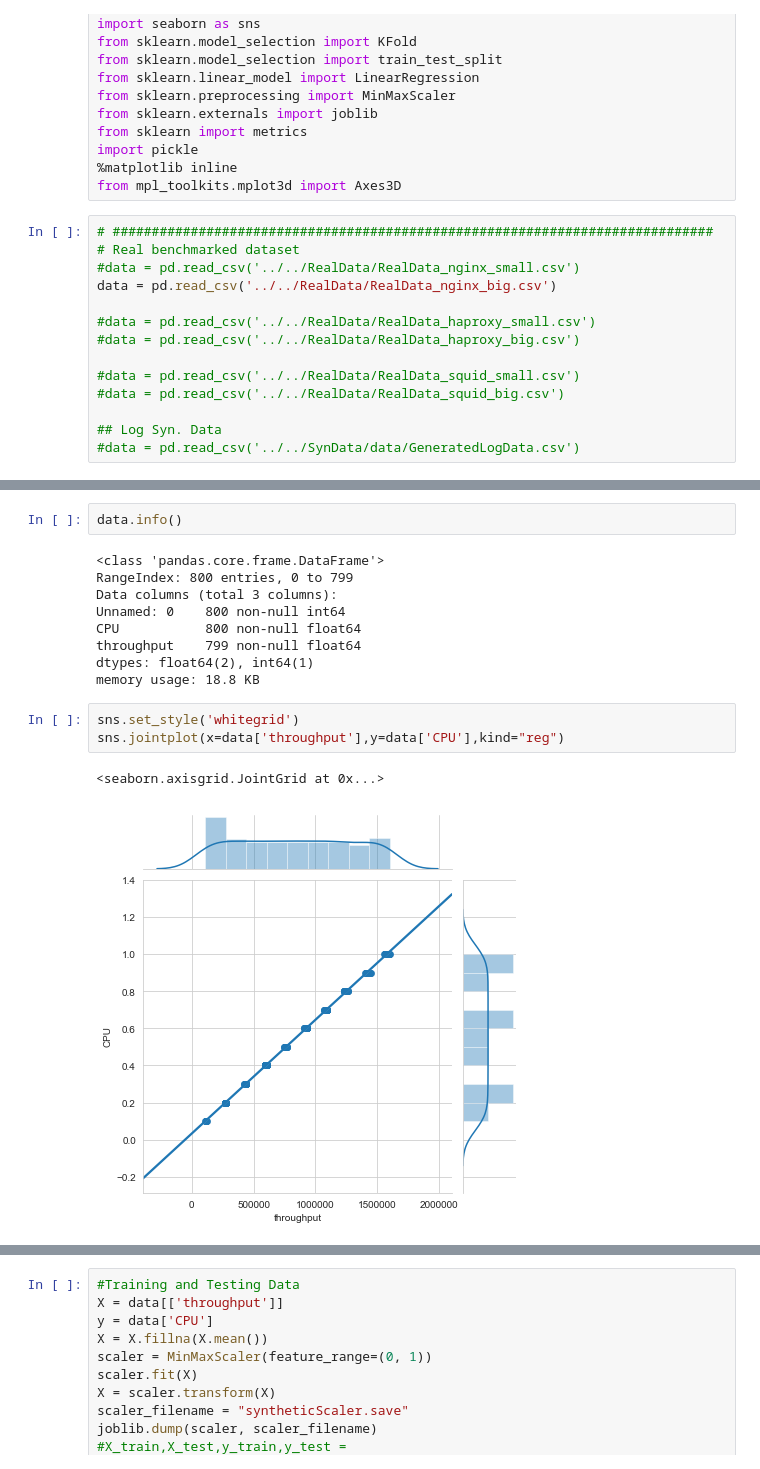
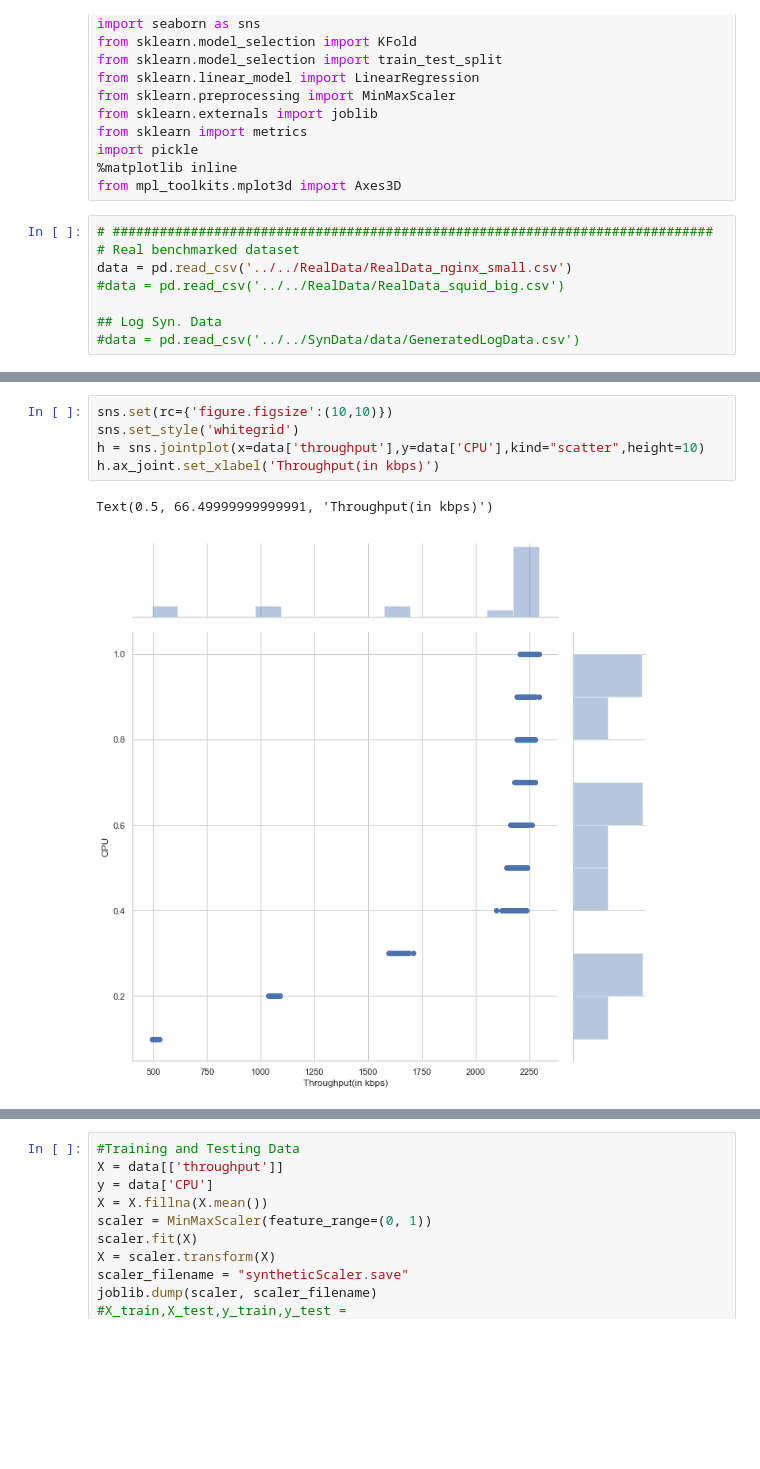
Before and after one commit to PSNAppz/NFV_ML_Dev, a Jupyter notebook: Machine Learning/Algorithms/Linear Regression.ipynb, the cells around one changed output, grey strips where cells are left out. Cells and saved outputs as stored; diff of their text form; blank space fills up the shorter version.

```diff
--- a/Machine Learning/Algorithms/Linear Regression.ipynb
+++ b/Machine Learning/Algorithms/Linear Regression.ipynb
@@ -15,13 +15,7 @@ from mpl_toolkits.mplot3d import Axes3D
 # %%
 # #############################################################################
 # Real benchmarked dataset
-#data = pd.read_csv('../../RealData/RealData_nginx_small.csv')
-data = pd.read_csv('../../RealData/RealData_nginx_big.csv')
-
-#data = pd.read_csv('../../RealData/RealData_haproxy_small.csv')
-#data = pd.read_csv('../../RealData/RealData_haproxy_big.csv')
-
-#data = pd.read_csv('../../RealData/RealData_squid_small.csv')
+data = pd.read_csv('../../RealData/RealData_nginx_small.csv')
 #data = pd.read_csv('../../RealData/RealData_squid_big.csv')
 
 ## Log Syn. Data
@@ -51,17 +23,8 @@ data.describe()
-# %%
-data.info()
-# %% [output]
-<class 'pandas.core.frame.DataFrame'>
-RangeIndex: 800 entries, 0 to 799
-Data columns (total 3 columns):
-Unnamed: 0    800 non-null int64
-CPU           800 non-null float64
-throughput    799 non-null float64
-dtypes: float64(2), int64(1)
-memory usage: 18.8 KB
 # %%
+sns.set(rc={'figure.figsize':(10,10)})
 sns.set_style('whitegrid')
-sns.jointplot(x=data['throughput'],y=data['CPU'],kind="reg")
+h = sns.jointplot(x=data['throughput'],y=data['CPU'],kind="scatter",height=10)
+h.ax_joint.set_xlabel('Throughput(in kbps)')
 # %% [output]
-<seaborn.axisgrid.JointGrid at 0x...>
+Text(0.5, 66.49999999999991, 'Throughput(in kbps)')
-[figure, old version]
+[figure, new version]
```
Also changed, not shown: parts of 12 cells of this notebook, 17 other files.
